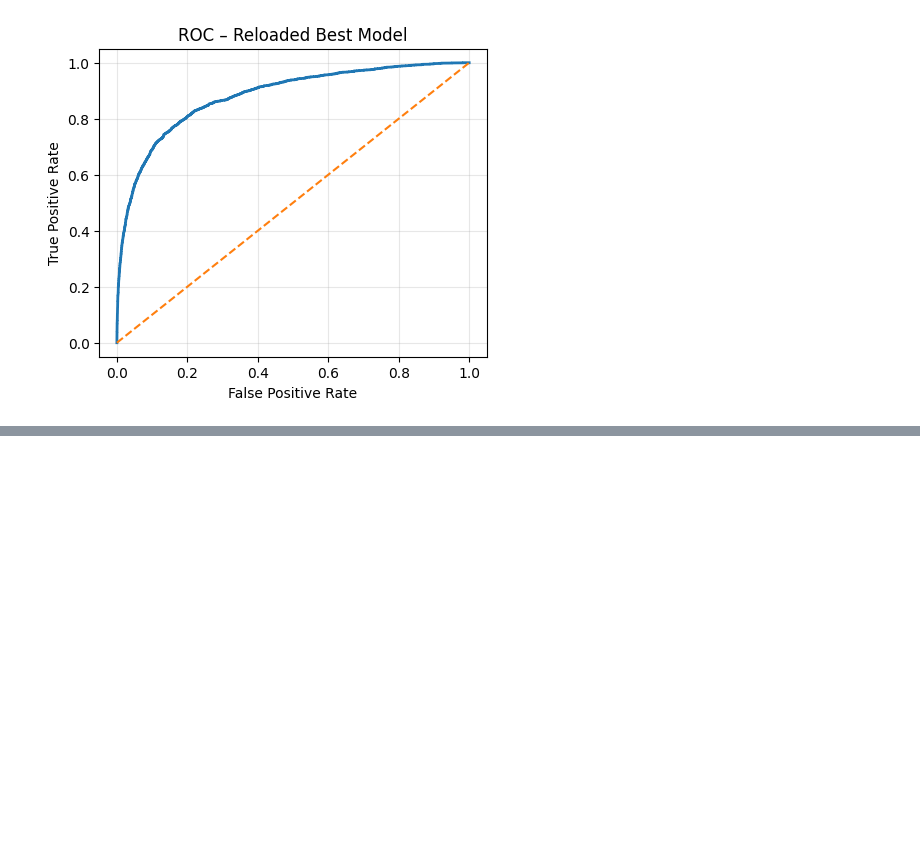
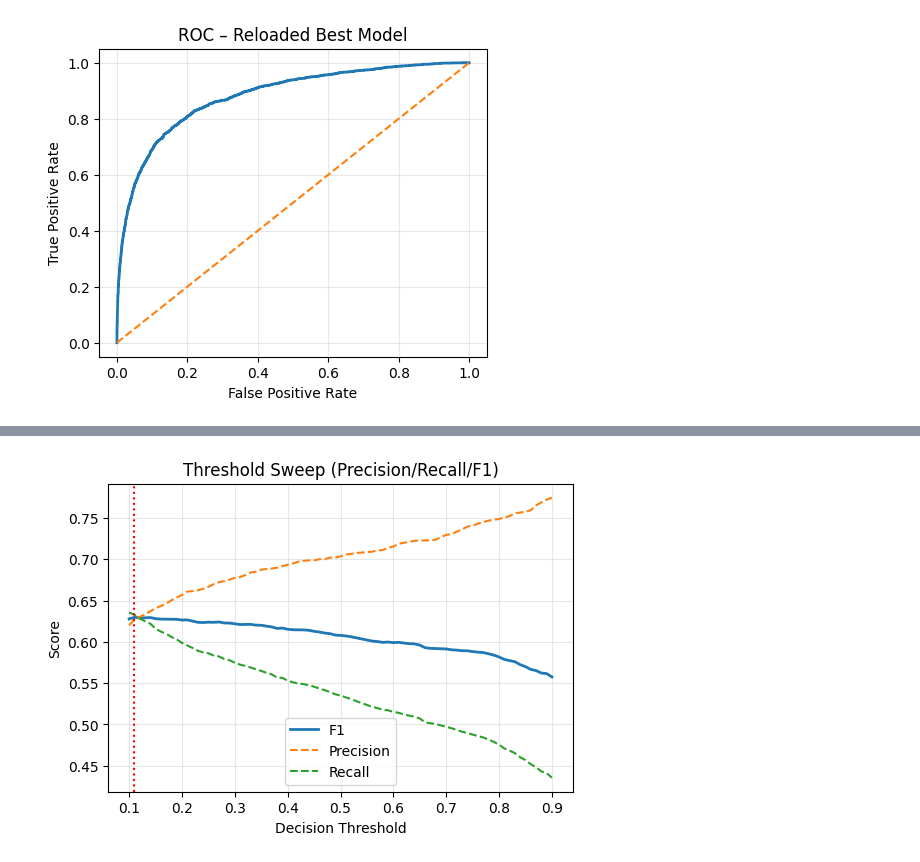
Before and after one commit to tstilwell91/cs895-genai-genomic-foundation-models, a Jupyter notebook: gcp/vertexai/workbench/DNABERT_ClinVar_Milestone1.ipynb, the cells around one changed output, grey strips where cells are left out. Drawn from its saved outputs; the diff is of its cells as text; code cells hidden in the pictures; blank space fills up the shorter version.

```diff
--- a/gcp/vertexai/workbench/DNABERT_ClinVar_Milestone1.ipynb
+++ b/gcp/vertexai/workbench/DNABERT_ClinVar_Milestone1.ipynb
@@ -952,3 +952,99 @@ Validation metrics (reloaded model):
   recall: 0.535061
   f1: 0.607792
 [figure]
+# %%
+# === Threshold sweep to find best F1 ===
+import numpy as np
+from sklearn.metrics import confusion_matrix, precision_recall_curve, average_precision_score
+import pandas as pd
+import json
+import matplotlib.pyplot as plt
+
+# from previous block
+y_true = preds.label_ids  # ground truth
+y_prob = torch.softmax(torch.tensor(preds.predictions), dim=1)[:,1].numpy()
+
+thr_grid = np.linspace(0.1, 0.9, 81)
+rows = []
+
+def summarize_at(t):
+    y_pred = (y_prob >= t).astype(int)
+    tn, fp, fn, tp = confusion_matrix(y_true, y_pred).ravel()
+    acc  = (tp + tn) / (tp + tn + fp + fn)
+    prec = tp / (tp + fp + 1e-9)
+    rec  = tp / (tp + fn + 1e-9)
+    f1   = 2*prec*rec / (prec + rec + 1e-9)
+    return acc, prec, rec, f1, tp, fp, tn, fn
+
+for t in thr_grid:
+    acc, prec, rec, f1, tp, fp, tn, fn = summarize_at(t)
+    rows.append((float(t), acc, prec, rec, f1, int(tp), int(fp), int(tn), int(fn)))
+
+df_thr = pd.DataFrame(rows, columns=["threshold","accuracy","precision","recall","f1","TP","FP","TN","FN"])
+best = df_thr.sort_values(["f1","recall","precision"], ascending=[False,False,False]).iloc[0]
+best_thr = float(best["threshold"])
+
+print(f"Best threshold = {best_thr:.3f}")
+print(f"Precision={best['precision']:.3f}  Recall={best['recall']:.3f}  F1={best['f1']:.3f}")
+
+# Optional: visualize F1 vs threshold
+plt.figure(figsize=(6,4))
+plt.plot(df_thr["threshold"], df_thr["f1"], label="F1", lw=2)
+plt.plot(df_thr["threshold"], df_thr["precision"], "--", label="Precision")
+plt.plot(df_thr["threshold"], df_thr["recall"], "--", label="Recall")
+plt.axvline(best_thr, color="red", linestyle=":")
+plt.title("Threshold Sweep (Precision/Recall/F1)")
+plt.xlabel("Decision Threshold"); plt.ylabel("Score")
+plt.legend(); plt.grid(alpha=0.3)
+plt.show()
+
+
+# === AUPRC (Average Precision) ===
+precisions, recalls, thresholds = precision_recall_curve(y_true, y_prob)
+auprc = average_precision_score(y_true, y_prob)
+print(f"\n AUPRC (Average Precision): {auprc:.6f}")
+
+plt.figure(figsize=(5,4))
+plt.plot(recalls, precisions, lw=2)
+plt.xlabel("Recall"); plt.ylabel("Precision")
+plt.title(f"Precision–Recall Curve (AUPRC={auprc:.3f})")
+plt.grid(alpha=0.3)
+plt.show()
+
+
+# === Confusion matrix at optimal threshold ===
+import seaborn as sns
+
+y_pred_best = (y_prob >= best_thr).astype(int)
+cm = confusion_matrix(y_true, y_pred_best)
+cm_df = pd.DataFrame(cm, index=["Actual 0","Actual 1"], columns=["Pred 0","Pred 1"])
+
+plt.figure(figsize=(4,3))
+sns.heatmap(cm_df, annot=True, fmt="d", cmap="Blues")
+plt.title(f"Confusion Matrix @ Threshold={best_thr:.3f}")
+plt.show()
+
+
+# === Save metrics summary to JSON ===
+summary = {
+    "roc_auc": float(metrics["auc"]),
+    "accuracy": float(metrics["accuracy"]),
+    "precision": float(metrics["precision"]),
+    "recall": float(metrics["recall"]),
+    "f1": float(metrics["f1"]),
+    "auprc": float(auprc),
+    "best_threshold": best_thr,
+    "best_f1_metrics": {
+        "precision": float(best["precision"]),
+        "recall": float(best["recall"]),
+        "f1": float(best["f1"]),
+        "accuracy": float(best["accuracy"])
+    }
+}
+
+os.makedirs("./runs/dnabert_fullft_es/analysis", exist_ok=True)
+json_path = "./runs/dnabert_fullft_es/analysis/metrics_summary.json"
+with open(json_path, "w") as f:
+    json.dump(summary, f, indent=2)
+print(f"\n Saved metrics summary to {json_path}")
+# %% [output]
@@ -954,0 +1053 @@ Validation metrics (reloaded model):
+[figure, added]
```
Also changed, not shown: parts of 2 cells of this notebook.
